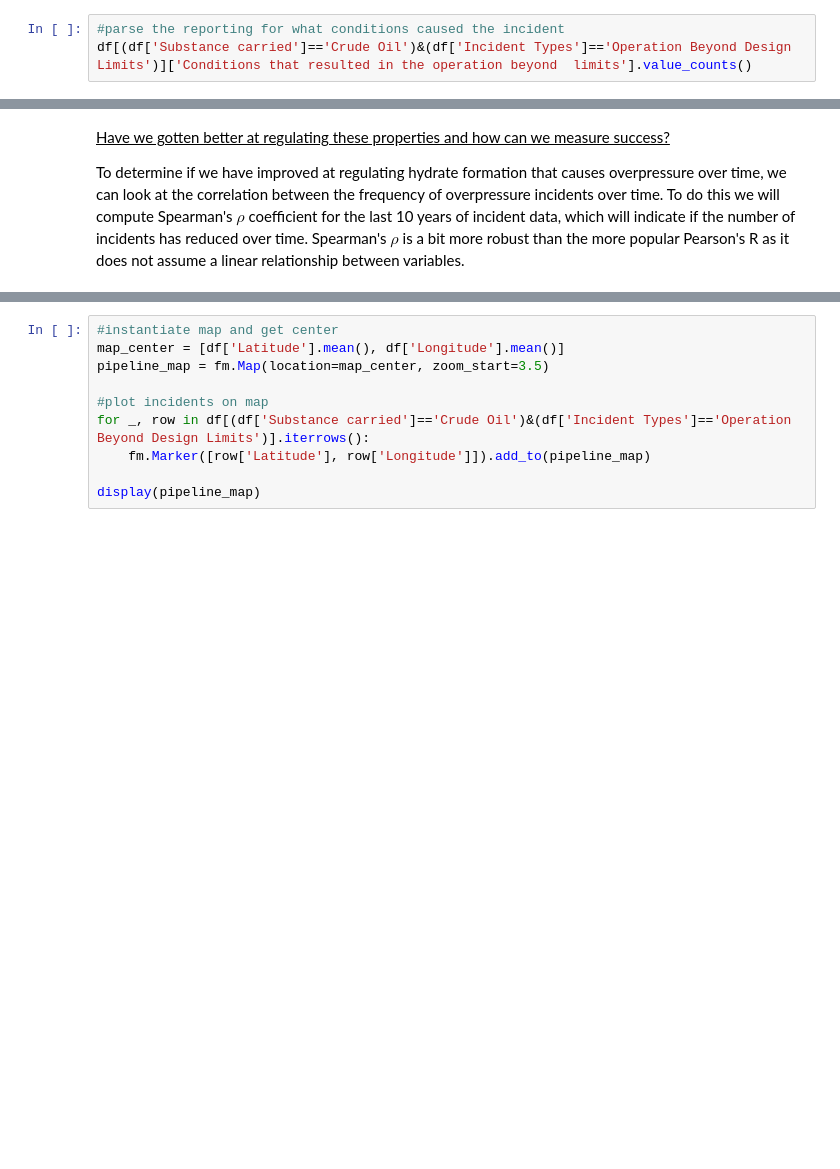
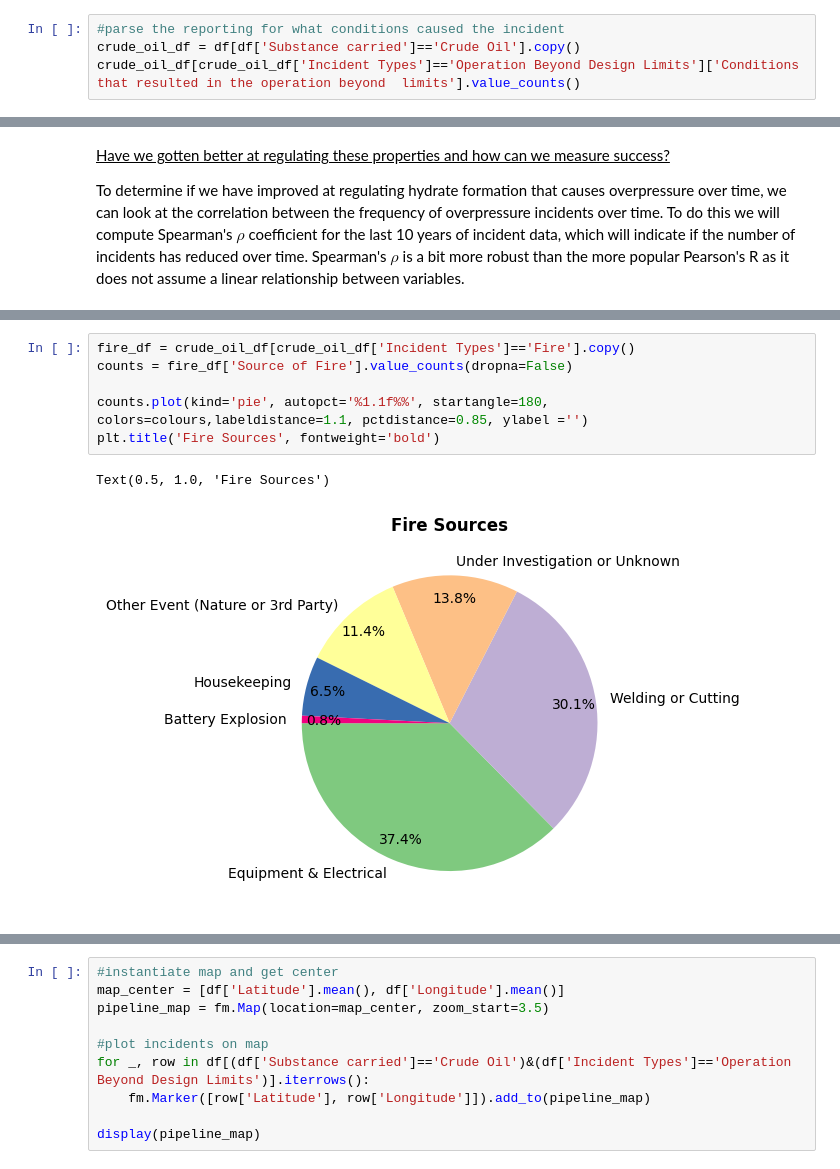
Before and after one commit to jwatchorn/pipeline_analysis, a Jupyter notebook: notebook.ipynb, the cells around one changed output, grey strips where cells are left out. Drawn from its saved outputs; the diff is of its cells as text; blank space fills up the shorter version.

```diff
--- a/notebook.ipynb
+++ b/notebook.ipynb
@@ -180,7 +189,8 @@ With some correlation established between the type of product and the distributi
 First let's look into the most common incident for crude oil pipelines
 # %%
 #parse the reporting for what conditions caused the incident
-df[(df['Substance carried']=='Crude Oil')&(df['Incident Types']=='Operation Beyond Design Limits')]['Conditions that resulted in the operation beyond  limits'].value_counts()
+crude_oil_df = df[df['Substance carried']=='Crude Oil'].copy()
+crude_oil_df[crude_oil_df['Incident Types']=='Operation Beyond Design Limits']['Conditions that resulted in the operation beyond  limits'].value_counts()
 # %% [output]
 Conditions that resulted in the operation beyond  limits
 Over Pressure                                52
@@ -275,0 +287,9 @@ These values could be compared with historical data, where a Student's T test co
+# %%
+fire_df = crude_oil_df[crude_oil_df['Incident Types']=='Fire'].copy()
+counts = fire_df['Source of Fire'].value_counts(dropna=False)
+
+counts.plot(kind='pie', autopct='%1.1f%%', startangle=180, colors=colours,labeldistance=1.1, pctdistance=0.85, ylabel ='')
+plt.title('Fire Sources', fontweight='bold')
+# %% [output]
+Text(0.5, 1.0, 'Fire Sources')
+[figure, added]
```
Also changed, not shown: parts of 22 cells of this notebook, 2 other files.
